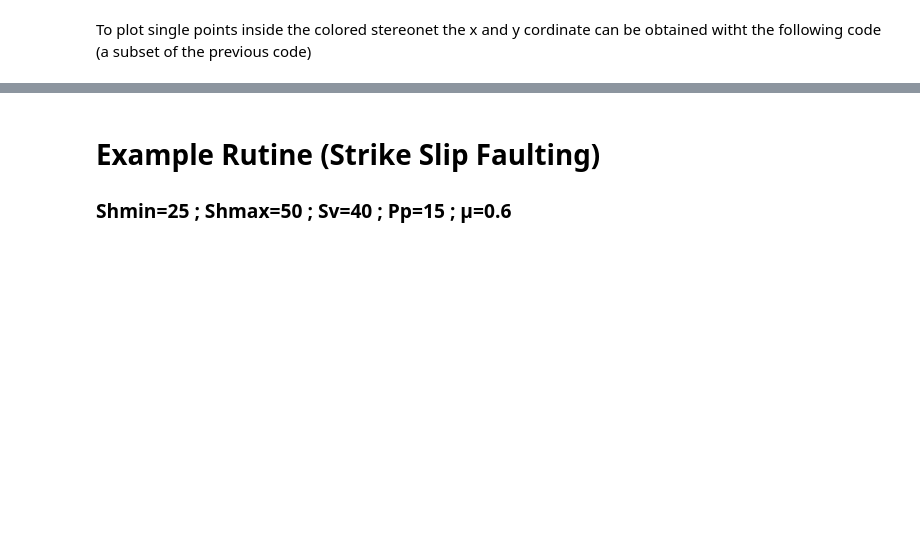
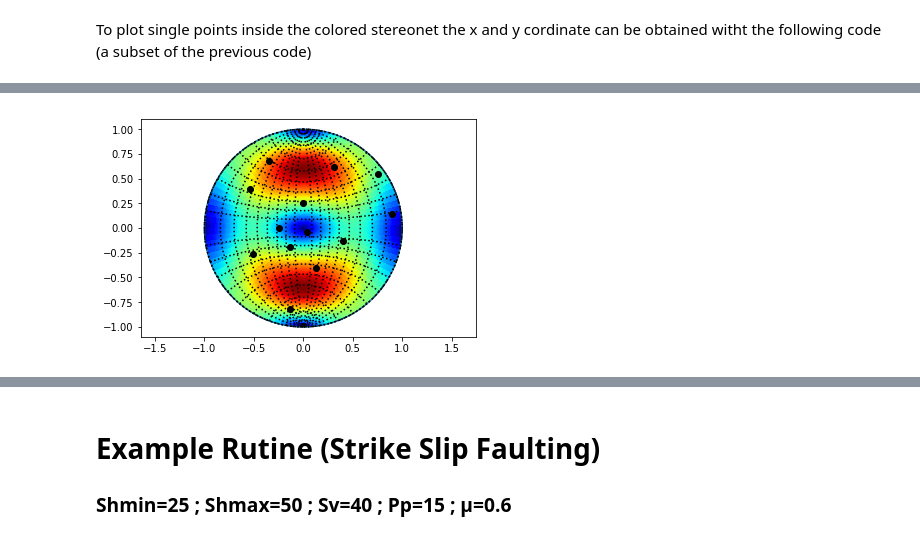
Before and after one commit to Alejobep/Petroleum_Enginering_Codes, a Jupyter notebook: Geomechanics Fault Reactivation.ipynb, the cells around one changed output, grey strips where cells are left out. Cells and saved outputs as stored; diff of their text form; code cells hidden in the pictures; blank space fills up the shorter version.

```diff
--- a/Geomechanics Fault Reactivation.ipynb
+++ b/Geomechanics Fault Reactivation.ipynb
@@ -191,7 +207,9 @@ def ster_outline():
 # %% [markdown]
 Once the stereont has been plotted the fun begines. The work flow should be to create meshgrid of an "area" with all possible strikes(0 to 360) and dips(0 to 90) (*no need to specify direction of dip lef or right of strike since it is rotatting all the way to 360 degrees*). After this you can calculate the X and Y cordinate corresponding to each strike and dip using. Then you need to calucate $\frac{\tau}{\sigma_d}$ for each cordinate, a simple double for loop takes care of this, call the previous defined function to calculate to each point and append it to a ratio matrix (z). After this is done you can simply use the plt.pcolor to apply the color gradient.
 # %%
-def color_ster(strikes,dips,Sg):
+def color_ster(Sg,Pp):
+    strikes=np.linspace(0,360,num=100)
+    dips=np.linspace(0, 90, num=100)
     r=1
     ST,DP=np.meshgrid(strikes,dips,indexing='ij')
     als=ST*np.pi/180; ald=als+np.pi/2;
@@ -264,2 +269,9 @@ for i in range (len(striker)):
+# %%
+#creating the stereonent color
+ster_outline()
+color_ster(NormalFault.Sg,NormalFault.Pp)
+point_ster(strikerand,diprand)
+# %% [output]
+[figure, added]
 # %% [markdown]
 # Example Rutine (Reverse Faulting)
```
Also changed, not shown: parts of 20 cells of this notebook.
